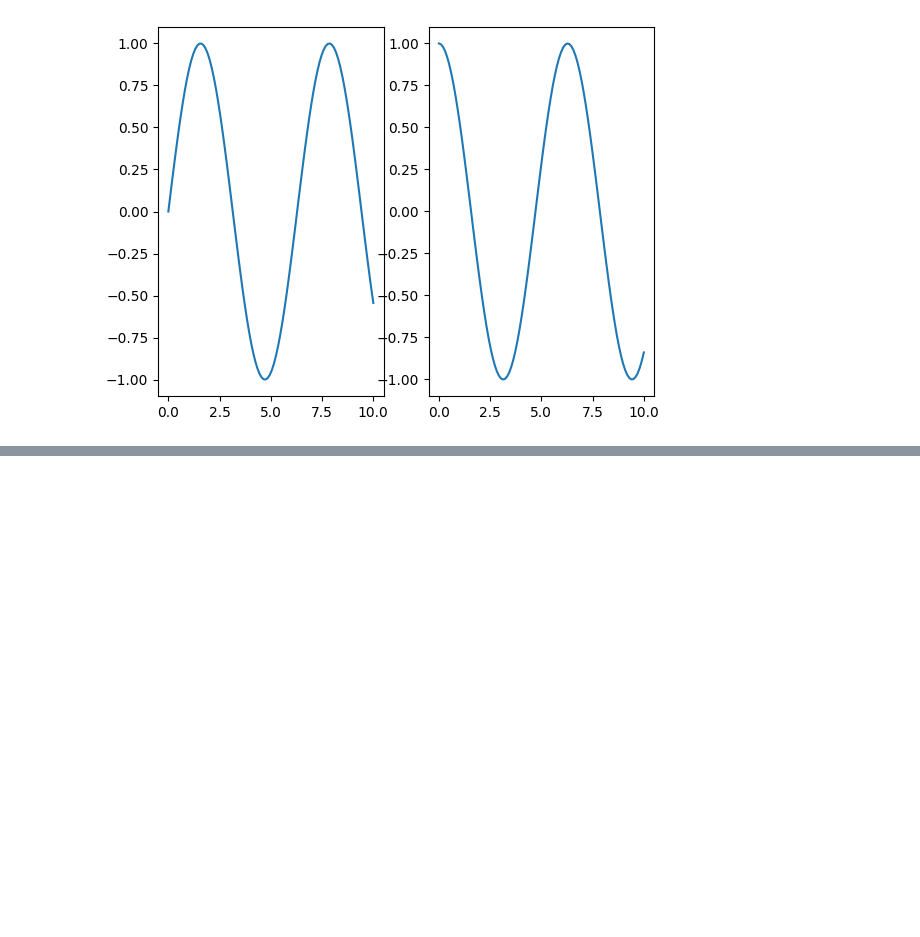
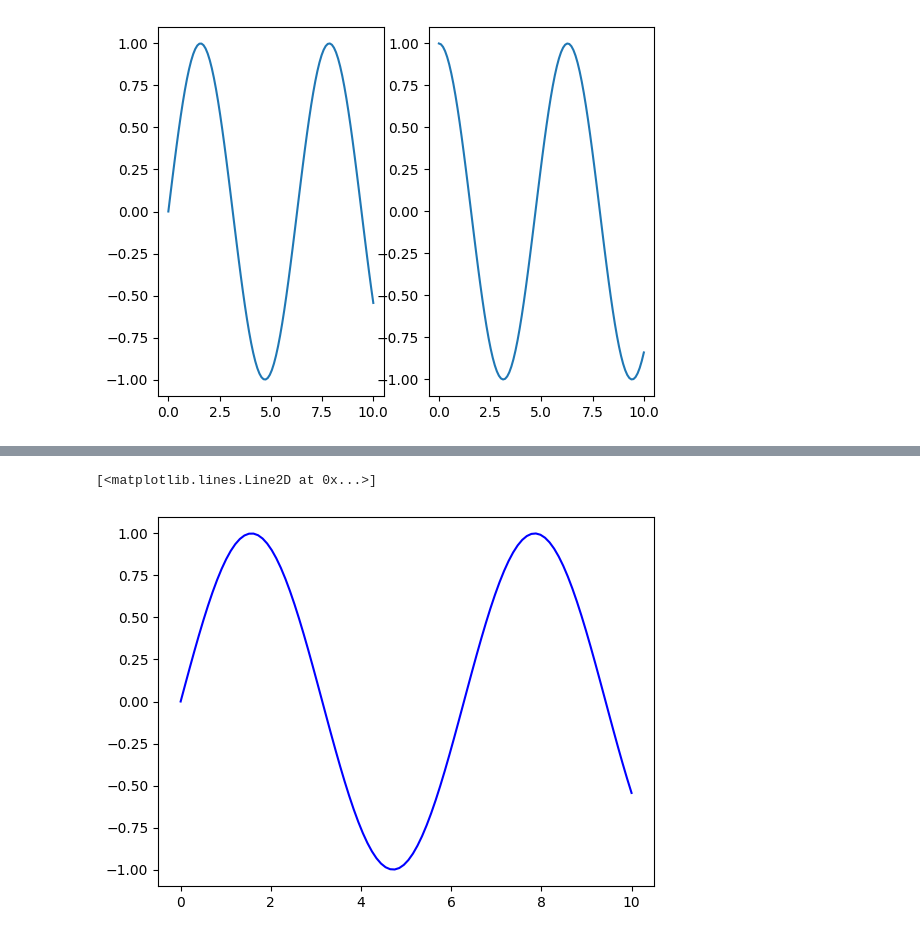
Before and after one commit to Vikash-Kumar-984/Python-Problems, a Jupyter notebook: Matplotlib/matplotlib.ipynb, the cells around one changed output, grey strips where cells are left out. Drawn from its saved outputs; the diff is of its cells as text; code cells hidden in the pictures; blank space fills up the shorter version.

Commit message:
Matplotlib

```diff
--- a/Matplotlib/matplotlib.ipynb
+++ b/Matplotlib/matplotlib.ipynb
@@ -218,0 +247,5 @@ plt.show()
+# %%
+plt.plot(x, np.sin(x), color = 'blue')
+# %% [output]
+[<matplotlib.lines.Line2D at 0x...>]
+[figure, added]
```
Also changed, not shown: parts of 6 cells of this notebook.
